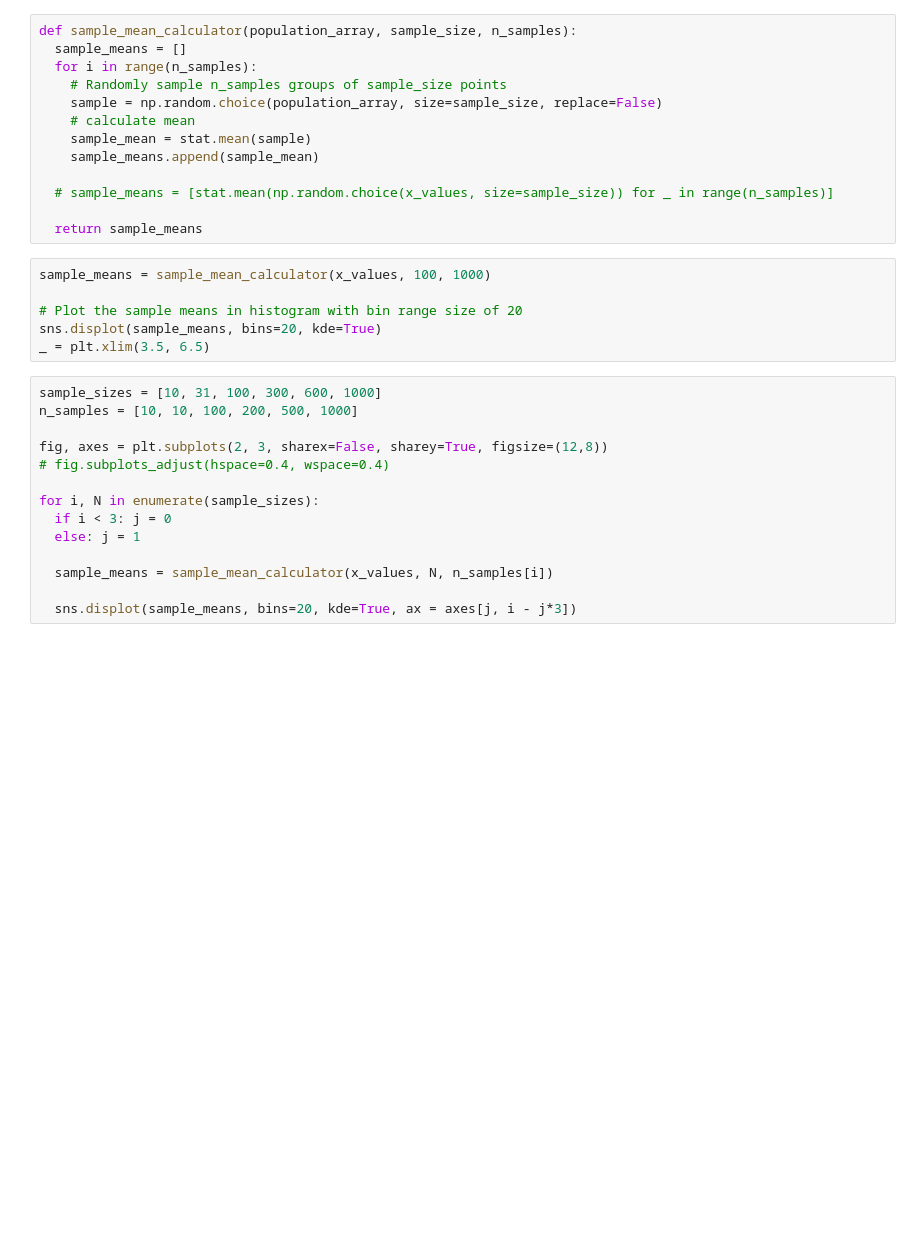
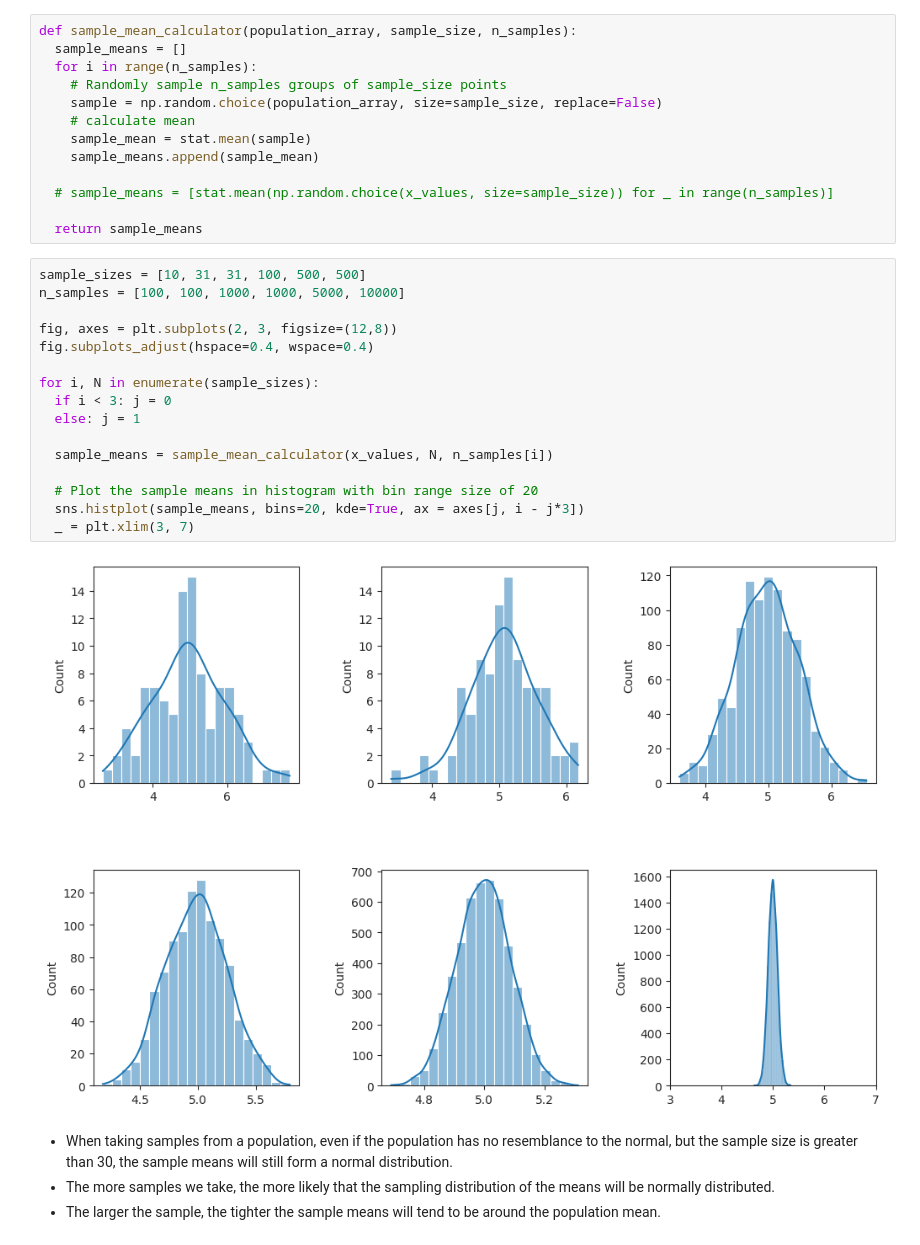
Before and after one commit to shazzad-hasan/experiments, a Jupyter notebook: central_limit_theorem/CLT.ipynb, the cells around one changed output. Drawn from its saved outputs; the diff is of its cells as text; blank space fills up the shorter version.

```diff
--- a/central_limit_theorem/CLT.ipynb
+++ b/central_limit_theorem/CLT.ipynb
@@ -34,23 +45,25 @@ def sample_mean_calculator(population_array, sample_size, n_samples):
   # sample_means = [stat.mean(np.random.choice(x_values, size=sample_size)) for _ in range(n_samples)]
 
   return sample_means
-# %%
-sample_means = sample_mean_calculator(x_values, 100, 1000)
-
-# Plot the sample means in histogram with bin range size of 20
-sns.displot(sample_means, bins=20, kde=True)
-_ = plt.xlim(3.5, 6.5)
 # %%
-sample_sizes = [10, 31, 100, 300, 600, 1000]
-n_samples = [10, 10, 100, 200, 500, 1000]
+sample_sizes = [10, 31, 31, 100, 500, 500]
+n_samples = [100, 100, 1000, 1000, 5000, 10000]
 
-fig, axes = plt.subplots(2, 3, sharex=False, sharey=True, figsize=(12,8))
-# fig.subplots_adjust(hspace=0.4, wspace=0.4)
+fig, axes = plt.subplots(2, 3, figsize=(12,8))
+fig.subplots_adjust(hspace=0.4, wspace=0.4)
 
 for i, N in enumerate(sample_sizes):
   if i < 3: j = 0
   else: j = 1
 
   sample_means = sample_mean_calculator(x_values, N, n_samples[i])
 
-  sns.displot(sample_means, bins=20, kde=True, ax = axes[j, i - j*3])
+  # Plot the sample means in histogram with bin range size of 20
+  sns.histplot(sample_means, bins=20, kde=True, ax = axes[j, i - j*3])
+  _ = plt.xlim(3, 7)
+# %% [output]
+[figure, added]
+# %% [markdown]
+* When taking samples from a population, even if the population has no resemblance to the normal, but the sample size is greater than 30, the sample means will still form a normal distribution.
+* The more samples we take, the more likely that the sampling distribution of the means will be normally distributed.
+* The larger the sample, the tighter the sample means will tend to be around the population mean.
```
Also changed, not shown: parts of 4 cells of this notebook.
